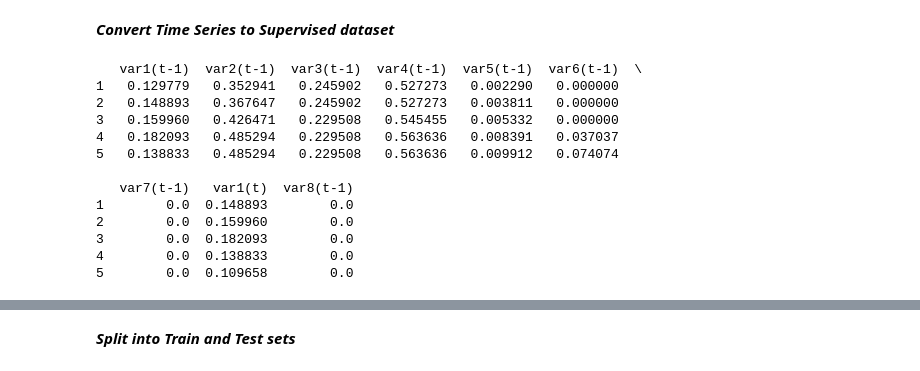
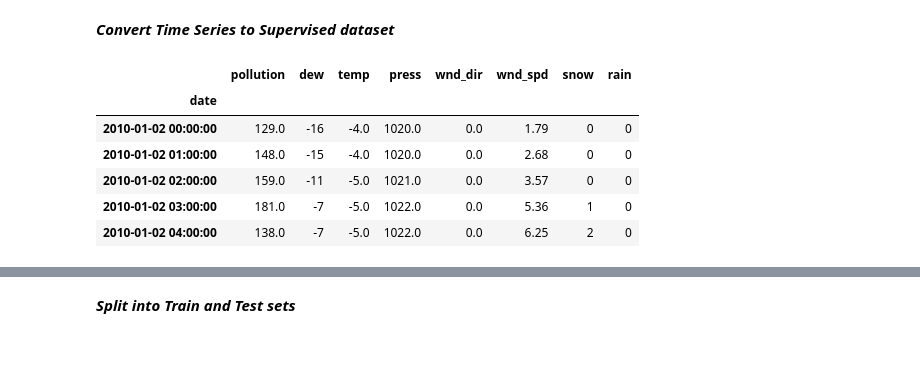
Before and after one commit to JacopoMangiavacchi/LSTM-Embedding-Forecasting, a Jupyter notebook: LSTM_Embedding_Forecasting.ipynb, the cells around one changed output, grey strips where cells are left out. Cells and saved outputs as stored; diff of their text form; code cells hidden in the pictures.

```diff
--- a/LSTM_Embedding_Forecasting.ipynb
+++ b/LSTM_Embedding_Forecasting.ipynb
@@ -121,56 +121,35 @@ dataset.to_csv('te-pollution.csv')
 # %%
 def series_to_supervised(data, n_in=1, n_out=1, dropnan=True):
     n_vars = 1 if type(data) is list else data.shape[1]
     df = pd.DataFrame(data)
     cols, names = list(), list()
     # input sequence (t-n, ... t-1)
     for i in range(n_in, 0, -1):
         cols.append(df.shift(i))
         names += [('var%d(t-%d)' % (j+1, i)) for j in range(n_vars)]
     # forecast sequence (t, t+1, ... t+n)
     for i in range(0, n_out):
         cols.append(df.shift(-i))
         if i == 0:
             names += [('var%d(t)' % (j+1)) for j in range(n_vars)]
         else:
             names += [('var%d(t+%d)' % (j+1, i)) for j in range(n_vars)]
     # put it all together
     agg = pd.concat(cols, axis=1)
     agg.columns = names
     # drop rows with NaN values
     if dropnan:
         agg.dropna(inplace=True)
     return agg
 
 # load dataset
 dataset = pd.read_csv('te-pollution.csv', header=0, index_col=0)
-values = dataset.iloc[:,[0, 1, 2, 3, 5, 6, 7]]
-wnd_dir = dataset.iloc[:-1,[4]]
-wnd_dir.reset_index(inplace=True)
-
-# normalize features
-scaler = MinMaxScaler(feature_range=(0, 1))
-scaled = scaler.fit_transform(values)
-
-# frame as supervised learning
-reframed = series_to_supervised(scaled, 1, 1)
-
-# drop columns we don't want to predict
-reframed.drop(reframed.columns[[8, 9,10,11,12,13]], axis=1, inplace=True)
-reframed['var8(t-1)'] = wnd_dir["wnd_dir"]
-
-print(reframed.head())
+dataset.head()
 # %% [output]
-   var1(t-1)  var2(t-1)  var3(t-1)  var4(t-1)  var5(t-1)  var6(t-1)  \
-1   0.129779   0.352941   0.245902   0.527273   0.002290   0.000000
-2   0.148893   0.367647   0.245902   0.527273   0.003811   0.000000
-3   0.159960   0.426471   0.229508   0.545455   0.005332   0.000000
-4   0.182093   0.485294   0.229508   0.563636   0.008391   0.037037
-5   0.138833   0.485294   0.229508   0.563636   0.009912   0.074074
-
-   var7(t-1)   var1(t)  var8(t-1)
-1        0.0  0.148893        0.0
-2        0.0  0.159960        0.0
-3        0.0  0.182093        0.0
-4        0.0  0.138833        0.0
-5        0.0  0.109658        0.0
+|  | pollution | dew | temp | press | wnd_dir | wnd_spd | snow | rain |
+| date |  |  |  |  |  |  |  |  |
+| 2010-01-02 00:00:00 | 129.0 | -16 | -4.0 | 1020.0 | 0.0 | 1.79 | 0 | 0 |
+| 2010-01-02 01:00:00 | 148.0 | -15 | -4.0 | 1020.0 | 0.0 | 2.68 | 0 | 0 |
+| 2010-01-02 02:00:00 | 159.0 | -11 | -5.0 | 1021.0 | 0.0 | 3.57 | 0 | 0 |
+| 2010-01-02 03:00:00 | 181.0 | -7 | -5.0 | 1022.0 | 0.0 | 5.36 | 1 | 0 |
+| 2010-01-02 04:00:00 | 138.0 | -7 | -5.0 | 1022.0 | 0.0 | 6.25 | 2 | 0 |
```
Also changed, not shown: parts of 7 cells of this notebook, 1 other file.
